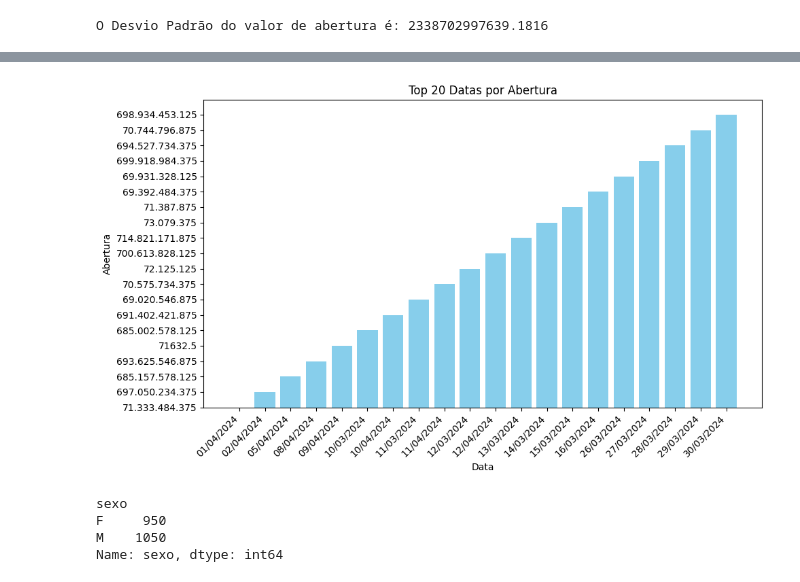
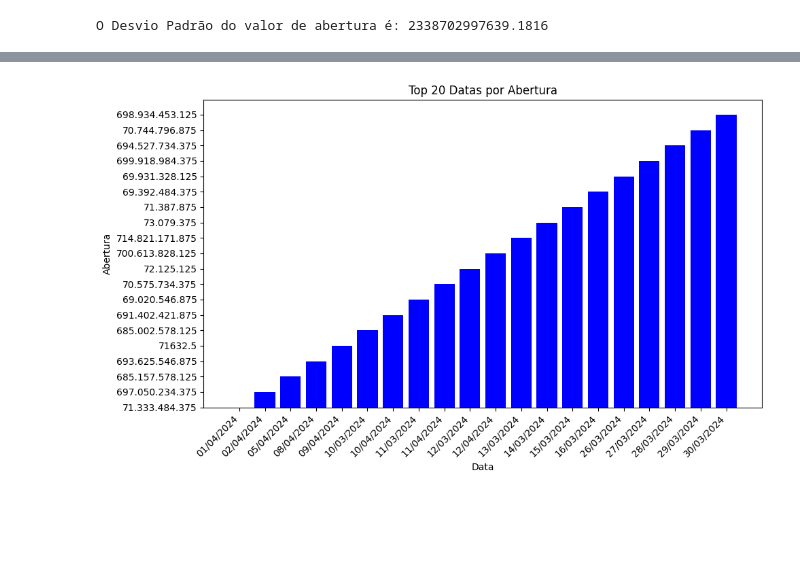
Before and after one commit to GabrielMarkss/GoogleColabBD, a Jupyter notebook: ProjetoTAVBD.ipynb, the cells around one changed output, grey strips where cells are left out. Cells and saved outputs as stored; diff of their text form; code cells hidden in the pictures; blank space fills up the shorter version.

```diff
--- a/ProjetoTAVBD.ipynb
+++ b/ProjetoTAVBD.ipynb
@@ -233,23 +157,25 @@ plt.show()
 # %%
+# Carrega o arquivo CSV chamado 'dataset-BTC.csv' usando o separador ; e a codificação 'ISO-8859-1'.
 data_abertura = dataset.groupby('Data')['Abertura'].sum().reset_index()
 
 # Ordenar os dados pela soma das aberturas em ordem decrescente
 data_abertura = data_abertura.sort_values(by='Abertura', ascending=False)
 
 # Selecionar os 20 maiores valores
 top_20_aberturas = data_abertura.head(20)
 
 # Reordenar os dados selecionados pela 'Data' para melhorar a visualização
 top_20_aberturas = top_20_aberturas.sort_values(by='Data')
 
-# Plotar o gráfico de barras
-plt.figure(figsize=(10, 6))
-plt.bar(top_20_aberturas['Data'], top_20_aberturas['Abertura'], color='skyblue')
-plt.title('Top 20 Datas por Abertura')
-plt.xlabel('Data')
-plt.ylabel('Abertura')
-plt.xticks(rotation=45, ha='right')
-plt.tight_layout()
-plt.show()
+plt.figure(figsize=(10, 6)) # Cria uma figura e um eixo para o gráfico com tamanho 10x6 polegadas
+plt.bar(top_20_aberturas['Data'], top_20_aberturas['Abertura'], color='blue') # Cria um gráfico de barras azuis com as datas no eixo X e os valores de abertura no eixo Y.
+plt.title('Top 20 Datas por Abertura')  # Adiciona um título
+
+plt.xlabel('Data') # Rótulo do eixo X
+plt.ylabel('Abertura') # Rótulo do eixo Y
+
+plt.xticks(rotation=45, ha='right') # Rotaciona os rótulos do eixo X em 45 graus e alinha-os à direita para melhor legibilidade.
+plt.tight_layout() # Ajusta os elementos do gráfico para que se encaixem bem na figura, evitando sobreposição.
+plt.show() # Mostra o gráfcio
 # %% [output]
-[figure, old version]
+[figure, new version]
@@ -277,7 +181,0 @@ plt.show()
-# %%
-dataset.groupby('sexo')['sexo'].count()
-# %% [output]
-sexo
-F     950
-M    1050
-Name: sexo, dtype: int64
```
Also changed, not shown: parts of 22 cells of this notebook.
